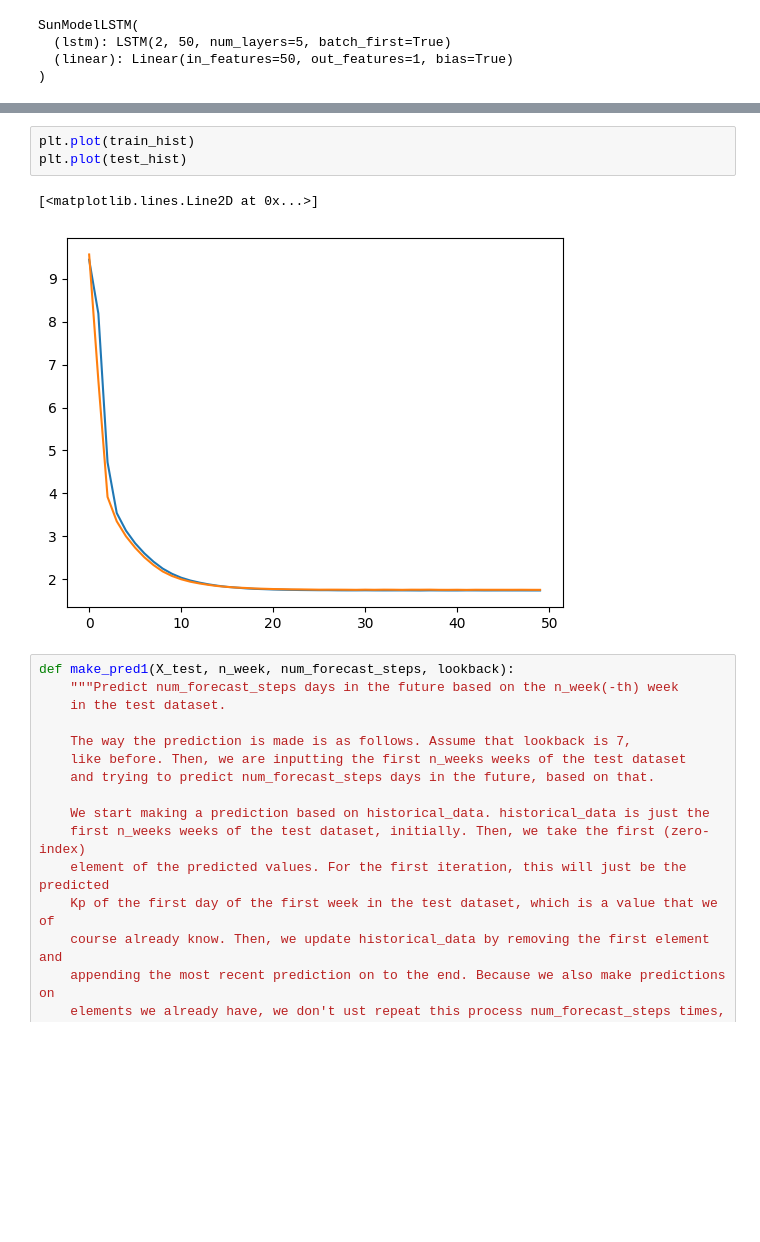
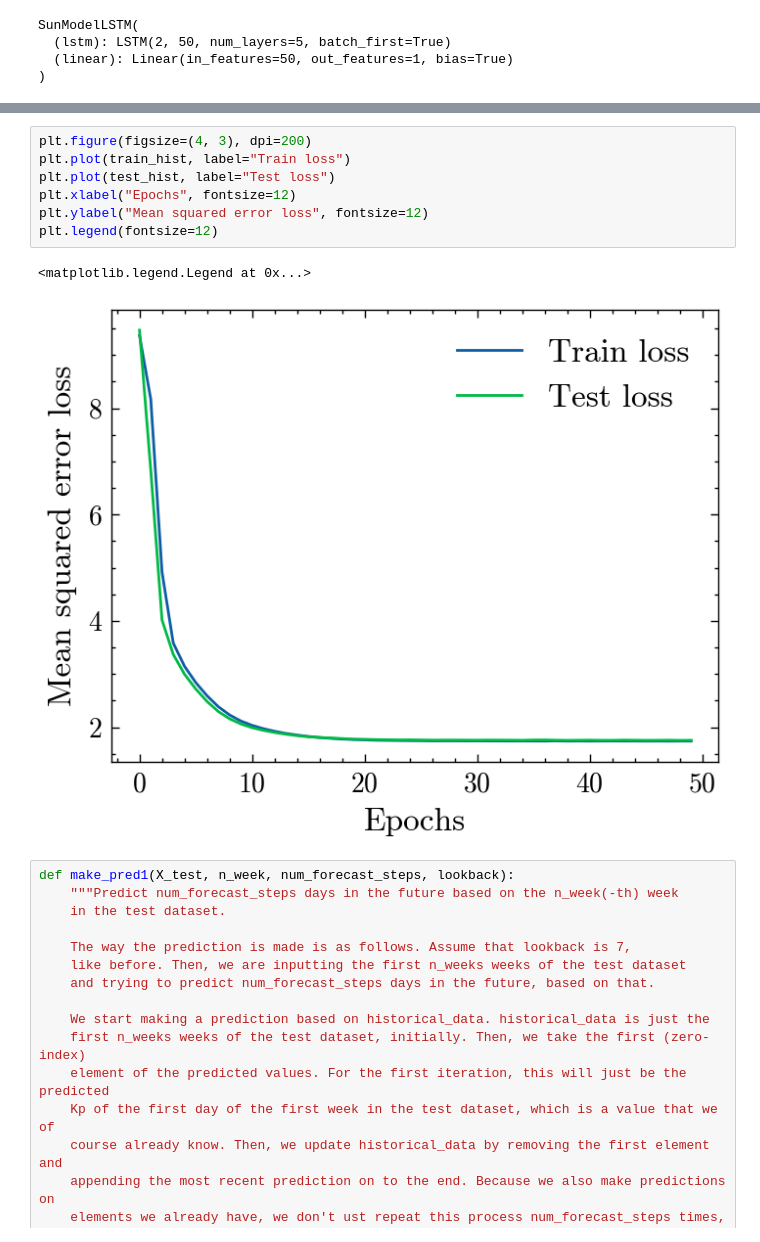
Before and after one commit to AliAhmad02/AppliedML-Final-Project, a Jupyter notebook: sunspot_model_regression.ipynb, the cells around one changed output, grey strips where cells are left out. Saved outputs shown, nothing was run; the diff lists cells and outputs as text; blank space fills up the shorter version.

```diff
--- a/sunspot_model_regression.ipynb
+++ b/sunspot_model_regression.ipynb
@@ -148,9 +150,13 @@ Epoch [50/50] - Training Loss: 1.7414, Test Loss: 1.7558
-# %%
-plt.plot(train_hist)
-plt.plot(test_hist)
-# %% [output]
-[<matplotlib.lines.Line2D at 0x...>]
-[figure, removed]
+# %%
+plt.figure(figsize=(4, 3), dpi=200)
+plt.plot(train_hist, label="Train loss")
+plt.plot(test_hist, label="Test loss")
+plt.xlabel("Epochs", fontsize=12)
+plt.ylabel("Mean squared error loss", fontsize=12)
+plt.legend(fontsize=12)
+# %% [output]
+<matplotlib.legend.Legend at 0x...>
+[figure, added]
 # %%
 def make_pred1(X_test, n_week, num_forecast_steps, lookback):
     """Predict num_forecast_steps days in the future based on the n_week(-th) week
```
Also changed, not shown: parts of 3 cells of this notebook.
